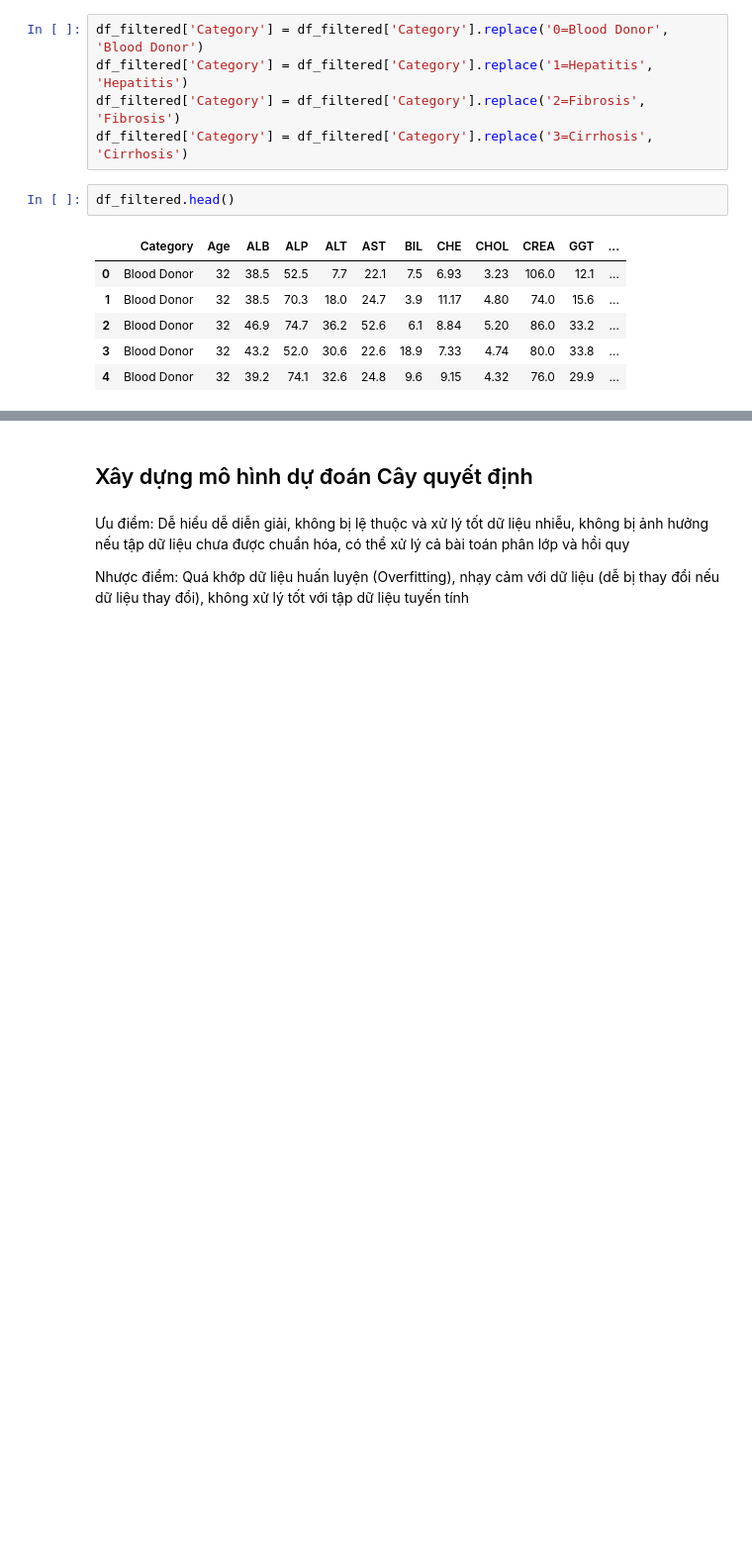
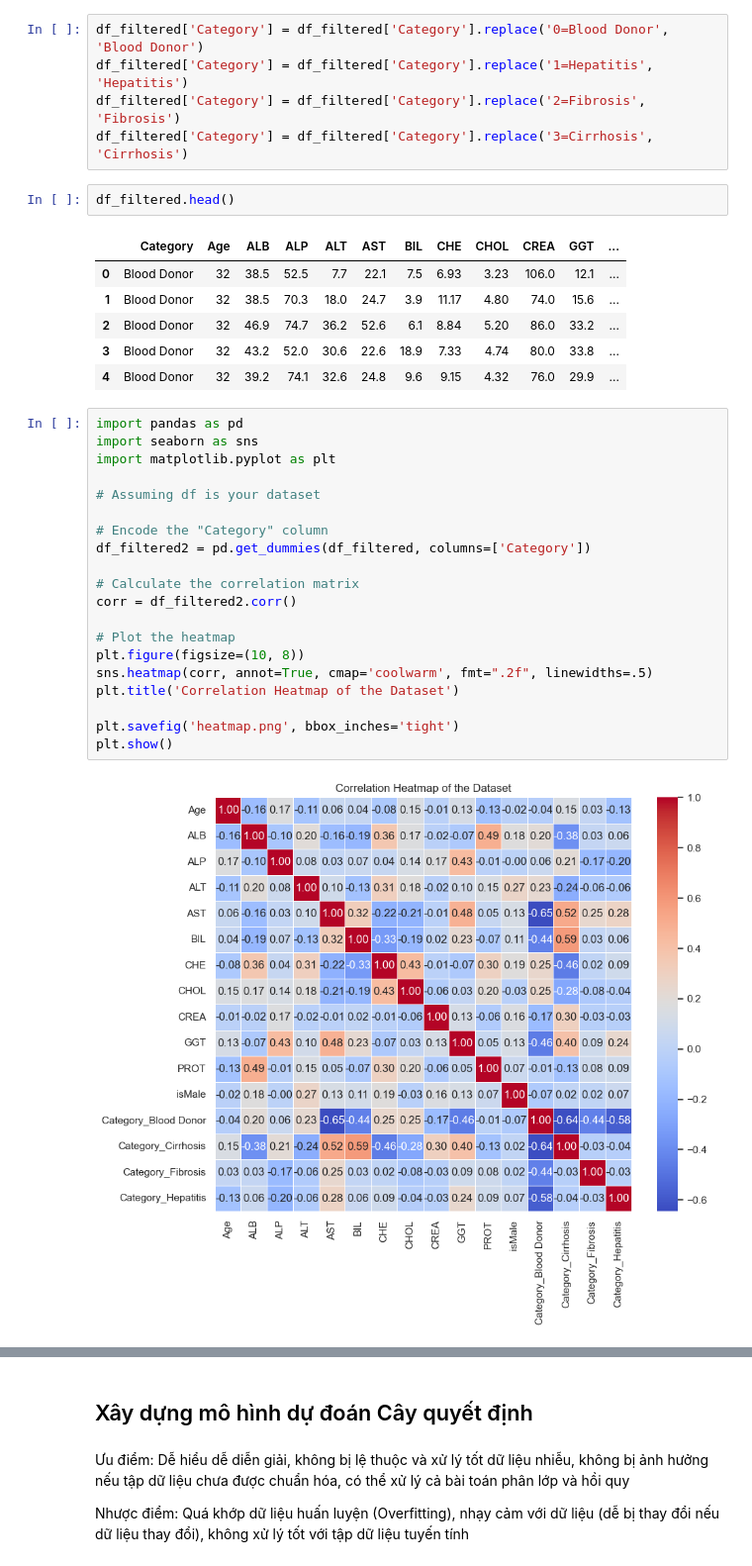
Before and after one commit to huynhutluong/HCV-prediction, a Jupyter notebook: Model/HCV_model.ipynb, the cells around one changed output, grey strips where cells are left out. Shown at 99% size. Cells and saved outputs as stored; diff of their text form; blank space fills up the shorter version.

```diff
--- a/Model/HCV_model.ipynb
+++ b/Model/HCV_model.ipynb
@@ -1218,3 +1221,25 @@ df_filtered.head()
 | 2 | Blood Donor | 32 | 46.9 | 74.7 | 36.2 | 52.6 | 6.1 | 8.84 | 5.20 | 86.0 | 33.2 | ... |
 | 3 | Blood Donor | 32 | 43.2 | 52.0 | 30.6 | 22.6 | 18.9 | 7.33 | 4.74 | 80.0 | 33.8 | ... |
 | 4 | Blood Donor | 32 | 39.2 | 74.1 | 32.6 | 24.8 | 9.6 | 9.15 | 4.32 | 76.0 | 29.9 | ... |
+# %%
+import pandas as pd
+import seaborn as sns
+import matplotlib.pyplot as plt
+
+# Assuming df is your dataset
+
+# Encode the "Category" column
+df_filtered2 = pd.get_dummies(df_filtered, columns=['Category'])
+
+# Calculate the correlation matrix
+corr = df_filtered2.corr()
+
+# Plot the heatmap
+plt.figure(figsize=(10, 8))
+sns.heatmap(corr, annot=True, cmap='coolwarm', fmt=".2f", linewidths=.5)
+plt.title('Correlation Heatmap of the Dataset')
+
+plt.savefig('heatmap.png', bbox_inches='tight')
+plt.show()
+# %% [output]
+[figure, added]
```
Also changed, not shown: parts of 24 cells of this notebook, 27 other files.
